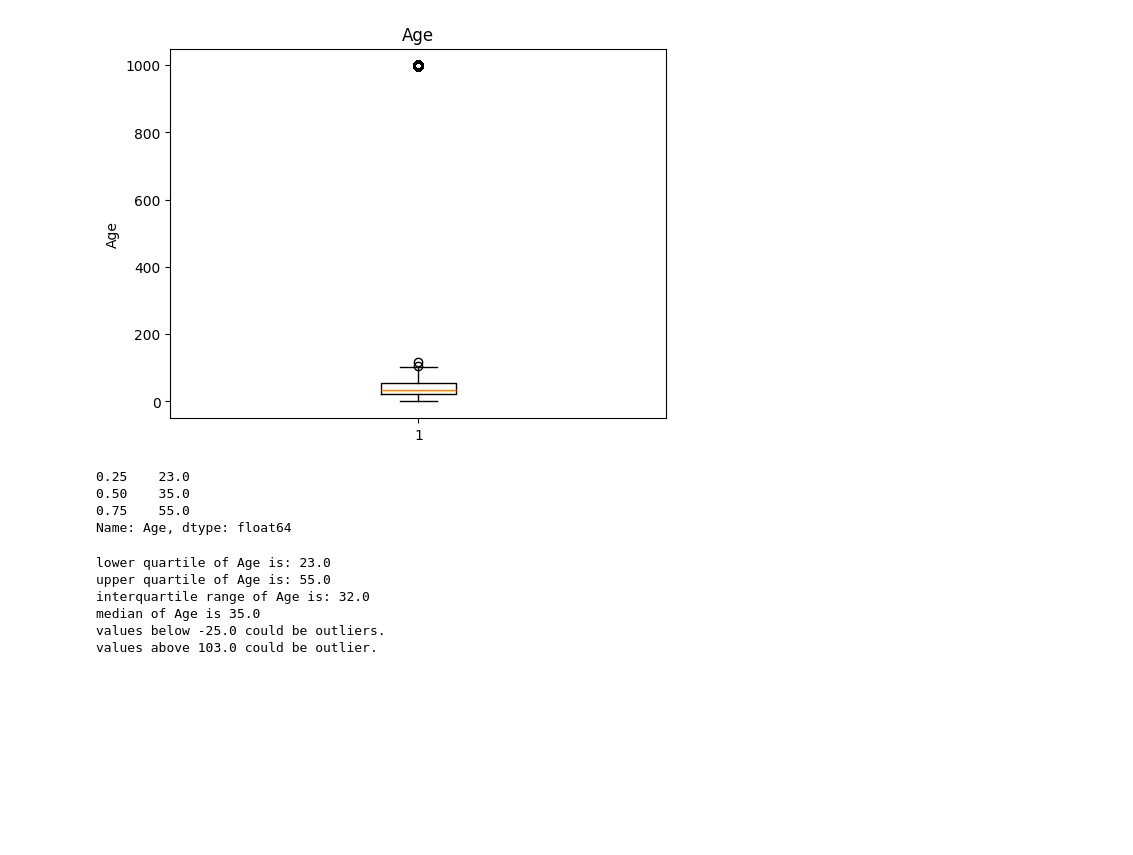
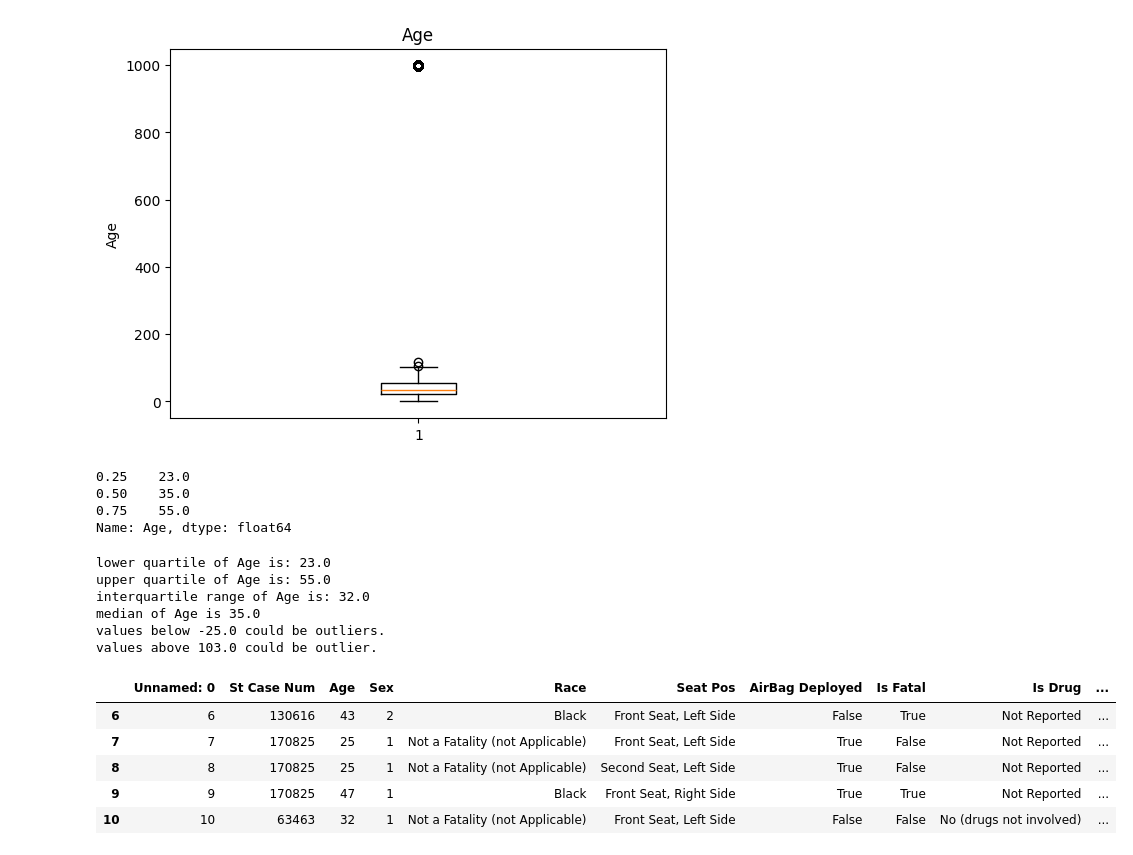
Before and after one commit to dcheung0720/Data-Wizards-1, a Jupyter notebook: People_Involved.ipynb, the cells around one changed output. Saved outputs shown, nothing was run; the diff lists cells and outputs as text; code cells hidden in the pictures; blank space fills up the shorter version.

```diff
--- a/People_Involved.ipynb
+++ b/People_Involved.ipynb
@@ -140,3 +140,15 @@ interquartile range of Age is: 32.0
 median of Age is 35.0
 values below -25.0 could be outliers.
 values above 103.0 could be outlier.
+# %%
+# Import the data set
+wdi_data = pd.read_csv("Resources/People_Involved.csv")
+wdi_data = wdi_data.dropna()
+wdi_data.head()
+# %% [output]
+|  | Unnamed: 0 | St Case Num | Age | Sex | Race | Seat Pos | AirBag Deployed | Is Fatal | Is Drug | ... |
+| 6 | 6 | 130616 | 43 | 2 | Black | Front Seat, Left Side | False | True | Not Reported | ... |
+| 7 | 7 | 170825 | 25 | 1 | Not a Fatality (not Applicable) | Front Seat, Left Side | True | False | Not Reported | ... |
+| 8 | 8 | 170825 | 25 | 1 | Not a Fatality (not Applicable) | Second Seat, Left Side | True | False | Not Reported | ... |
+| 9 | 9 | 170825 | 47 | 1 | Black | Front Seat, Right Side | True | True | Not Reported | ... |
+| 10 | 10 | 63463 | 32 | 1 | Not a Fatality (not Applicable) | Front Seat, Left Side | False | False | No (drugs not involved) | ... |
```
Also changed, not shown: parts of 7 cells of this notebook.
